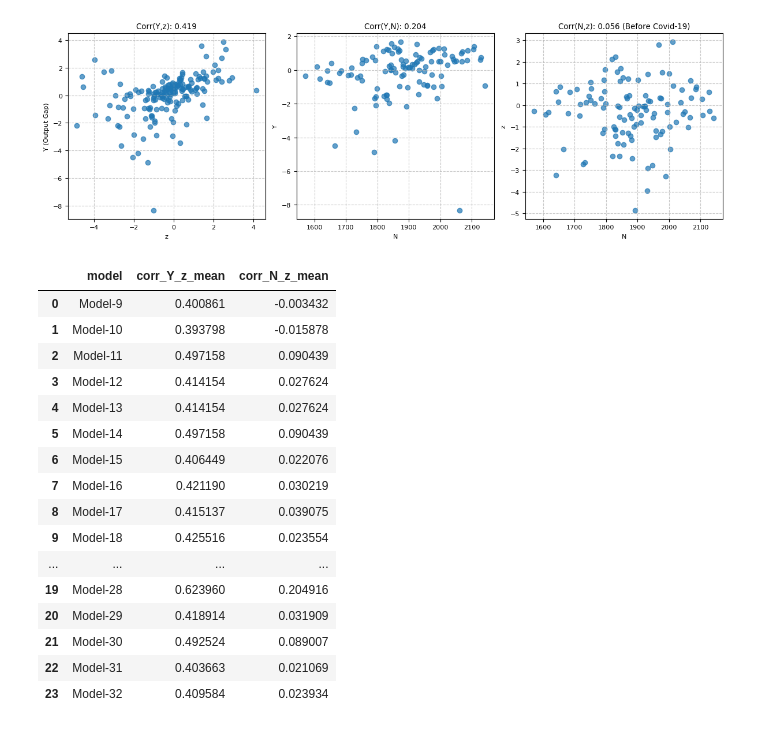
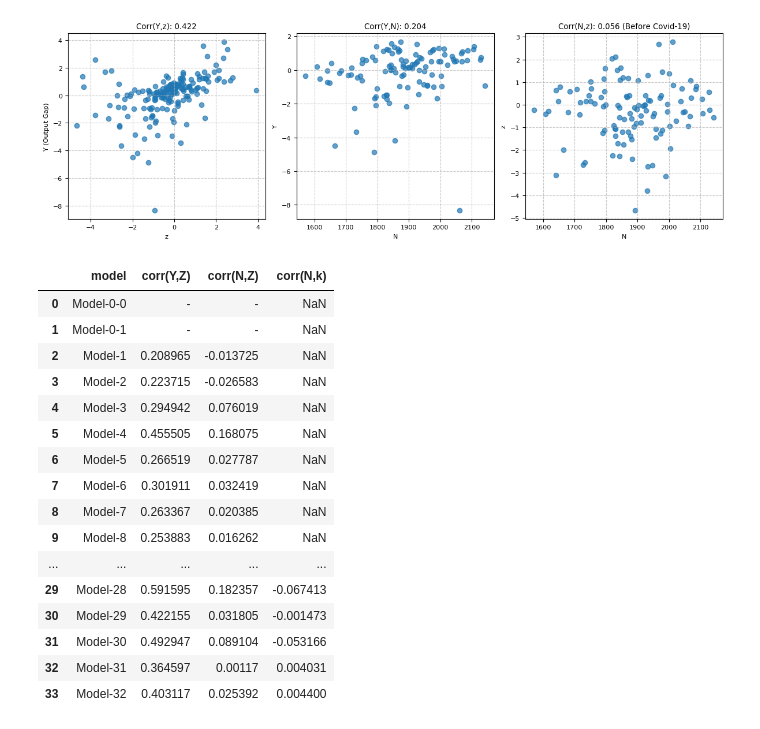
Before and after one commit to Ichikawa-Satoshi/NKPC_HSA_MCMC, a Jupyter notebook: code/main.ipynb, the cells around one changed output. Drawn from its saved outputs; the diff is of its cells as text; code cells hidden in the pictures.

````diff
--- a/code/main.ipynb
+++ b/code/main.ipynb
@@ -184,7 +184,7 @@ $$
 # %%
 warmup= 10000
 samples=15000
-chains = 2
+chains = 4
 rng_key = jax.random.PRNGKey(0)
 # %% [markdown]
 # Normal NKPC
@@ -550,7 +556,7 @@ dict_idata = {'Model-1':idata_1, 'Model-2':idata_2,
               'Model-7':idata_7,'Model-8':idata_8}
 
 df_list = []
-
+df = data
 data_N = pd.read_csv("data/BLS-bd-BDS0000000000000000120001LQ5.csv")
 data_N["N_end"] = data_N["National – Gross Job Gains – Number of Establishments – Total private – National – Private Sector – Quarterly – Level – Seasonally Adjusted – All size classes – U.S. totals – Establishment (BLS/bd/BDS0000000000000000120001LQ5)"]
 data_N["N"] = data_N["N_end"].shift(1)
@@ -1674,7 +1680,7 @@ dict_idata = {'Model-0-0':idata_0_0,'Model-0-1':idata_0_1,
               'Model-5':idata_5,'Model-6':idata_6,
               'Model-7':idata_7,'Model-8':idata_8,
               'Model-9':idata_9, 'Model-10':idata_10,
-              'Model-11':idata_12, 'Model-12':idata_13,
+              'Model-11':idata_11, 'Model-12':idata_12,
               'Model-13':idata_13,'Model-14':idata_14,
               'Model-15':idata_15,'Model-16':idata_16,
               'Model-17':idata_17, 'Model-18':idata_18,
@@ -1694,5 +1700,5 @@ az.plot_compare(df_waic, figsize=(12, 18))
 # %%
-params = ["alpha", "beta", "gamma", "delta", "kappa" , "rho", "rho_kappa", "rho_z"]
+params = ["alpha", "beta", "gamma", "delta", "rho", "rho_kappa", "rho_z"]
 
 df_list = []
 for model_name, idata in dict_idata.items():
@@ -1706,7 +1712,7 @@ for model_name, idata in dict_idata.items():
             row[param] = "-"
 
     summary_rhat = az.summary(idata)
-    n_bad_rhat = (summary_rhat["r_hat"] > 1.05).sum()
+    n_bad_rhat = (summary_rhat["r_hat"] > 1.1).sum()
     row["bad params(rhat>1.05)"] = n_bad_rhat
     df_list.append(row)
 
@@ -1886,51 +1892,62 @@ df_list = []
 
 data_N = pd.read_csv("data/BLS-bd-BDS0000000000000000120001LQ5.csv")
 data_N["N_end"] = data_N["National – Gross Job Gains – Number of Establishments – Total private – National – Private Sector – Quarterly – Level – Seasonally Adjusted – All size classes – U.S. totals – Establishment (BLS/bd/BDS0000000000000000120001LQ5)"]
 data_N["N"] = data_N["N_end"].shift(1)
 data_N['q'] = data_N["period"]
 data_N["q"] = data_N["q"].str.replace(" ", "")
 data_N["DATE"] = data_N["q"].apply(lambda x: pd.Period(x, freq="Q").start_time)
 data_N = data_N[["DATE", "N"]]
 
 for model_name, idata in dict_idata.items():
     row = {"model": model_name}
     available_params = list(idata.posterior.data_vars)
     if "z" in available_params:
         z_samples = idata.posterior["z"].values
         z_mean = z_samples.mean(axis=(0, 1))
         corr1 = np.corrcoef(Y, z_mean)[0, 1]
-        row["corr_Y_z_mean"] = corr1
+        row["corr(Y,Z)"] = corr1
         df["z"] = z_mean
         df_merged = pd.merge(df, data_N, on="DATE", how="outer")
         df_merged = df_merged.dropna()
         df_merged = df_merged[df_merged["DATE"]<'2020-01-01']
         corr2 = np.corrcoef(df_merged["N"], df_merged["z"])[0, 1]
-        row["corr_N_z_mean"] = corr2
+        row["corr(N,Z)"] = corr2
     else:
-        row["corr_Y_z_mean"] = "-"
-        row["corr_N_z_mean"] = "-"
+        row["corr(Y,Z)"] = "-"
+        row["corr(N,Z)"] = "-"
+    if "kappa" in available_params:
+        kappa_samples = idata.posterior["kappa"].values
+        kappa_mean = kappa_samples.mean(axis=(0, 1))
+        df["kappa"] = kappa_mean
+        df_merged = pd.merge(df, data_N, on="DATE", how="outer")
+        df_merged = df_merged.dropna()
+        df_merged = df_merged[df_merged["DATE"]<'2018-01-01']
+        corr2 = np.corrcoef(df_merged["N"], df_merged["kappa"])[0, 1]
+        row["corr(N,k)"] = corr2
+    else:
+        row["corr(N,k)"] = "-"
     df_list.append(row)
 
 summary_df = pd.DataFrame(df_list)
 summary_df
 # display(summary_df)
 # latex_code = summary_df.to_latex(index=False)
 # display(Markdown(f"```latex\n{latex_code}\n```"))
 # %% [output]
-|  | model | corr_Y_z_mean | corr_N_z_mean |
-| 0 | Model-9 | 0.400861 | -0.003432 |
-| 1 | Model-10 | 0.393798 | -0.015878 |
-| 2 | Model-11 | 0.497158 | 0.090439 |
-| 3 | Model-12 | 0.414154 | 0.027624 |
-| 4 | Model-13 | 0.414154 | 0.027624 |
-| 5 | Model-14 | 0.497158 | 0.090439 |
-| 6 | Model-15 | 0.406449 | 0.022076 |
-| 7 | Model-16 | 0.421190 | 0.030219 |
-| 8 | Model-17 | 0.415137 | 0.039075 |
-| 9 | Model-18 | 0.425516 | 0.023554 |
-| ... | ... | ... | ... |
-| 19 | Model-28 | 0.623960 | 0.204916 |
-| 20 | Model-29 | 0.418914 | 0.031909 |
-| 21 | Model-30 | 0.492524 | 0.089007 |
-| 22 | Model-31 | 0.403663 | 0.021069 |
-| 23 | Model-32 | 0.409584 | 0.023934 |
+|  | model | corr(Y,Z) | corr(N,Z) | corr(N,k) |
+| 0 | Model-0-0 | - | - | NaN |
+| 1 | Model-0-1 | - | - | NaN |
+| 2 | Model-1 | 0.208965 | -0.013725 | NaN |
+| 3 | Model-2 | 0.223715 | -0.026583 | NaN |
+| 4 | Model-3 | 0.294942 | 0.076019 | NaN |
+| 5 | Model-4 | 0.455505 | 0.168075 | NaN |
+| 6 | Model-5 | 0.266519 | 0.027787 | NaN |
+| 7 | Model-6 | 0.301911 | 0.032419 | NaN |
+| 8 | Model-7 | 0.263367 | 0.020385 | NaN |
+| 9 | Model-8 | 0.253883 | 0.016262 | NaN |
+| ... | ... | ... | ... | ... |
+| 29 | Model-28 | 0.591595 | 0.182357 | -0.067413 |
+| 30 | Model-29 | 0.422155 | 0.031805 | -0.001473 |
+| 31 | Model-30 | 0.492947 | 0.089104 | -0.053166 |
+| 32 | Model-31 | 0.364597 | 0.00117 | 0.004031 |
+| 33 | Model-32 | 0.403117 | 0.025392 | 0.004400 |
````
Also changed, not shown: parts of 13 cells of this notebook, 4 other files.
